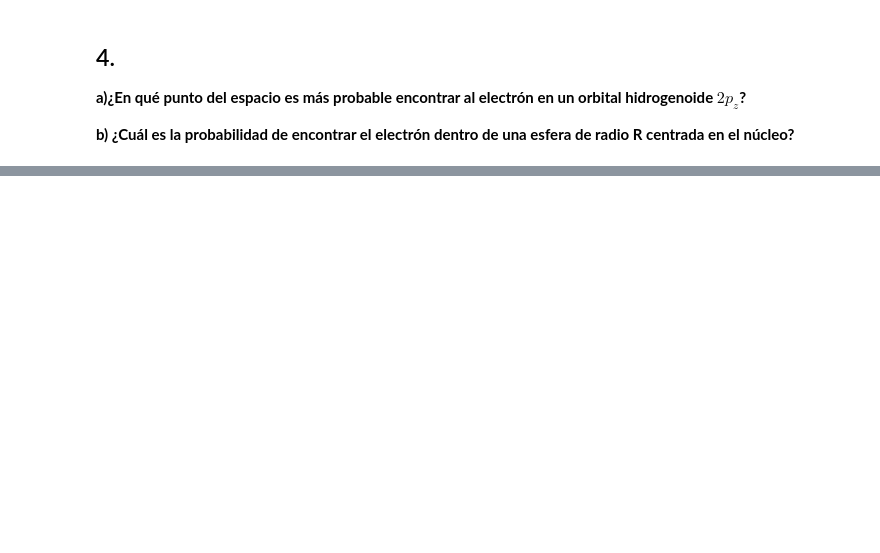
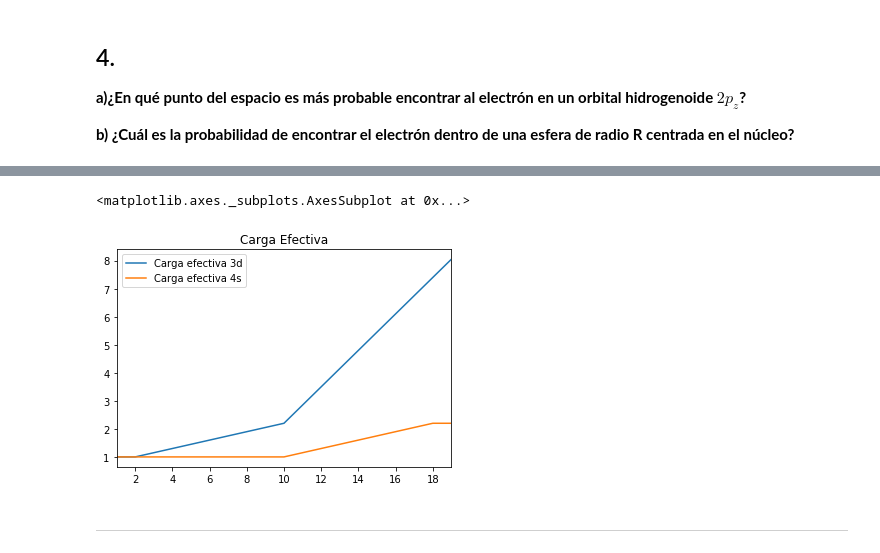
Before and after one commit to IPalos/AtomicaMolecular, a Jupyter notebook: Ejercicios Resueltos Lista 1.ipynb, the cells around one changed output, grey strips where cells are left out. Saved outputs shown, nothing was run; the diff lists cells and outputs as text; code cells hidden in the pictures; blank space fills up the shorter version.

```diff
--- a/Ejercicios Resueltos Lista 1.ipynb
+++ b/Ejercicios Resueltos Lista 1.ipynb
@@ -180,0 +346,26 @@ El máximo se encuentra a  4.0  radios de bohr del centro del átomo
+# %%
+z=[i for i in range(1,20)]
+z3d=[0,.3,.6,]
+electron_configuration=["1s_1","1s_2","2s_1","2s_2","2p_1","2p_2","2p_3","2p_4","2p_5","2p_6","3s_1","3s_2","3p_1","3p_2","3p_3","3p_4","3p_5","3p_6","3d_1"]
+data={"Z":z,
+  "Configuración Electrónica":electron_configuration,
+  "Z*3d":z,
+  "Z*4s":z,
+  "Carga efectiva 3d":z,
+  "Carga efectiva 4s":z}
+data["Z*3d"]=[]
+data["Z*4s"]=[]
+for j in z:
+    temp=-1
+    temp4=-1
+    for i in (electron_configuration[:j]):
+        temp+=calculateScreening(3,int(i[0]),i[1])
+        temp4+=calculateScreening(4,int(i[0]),i[1])
+    data["Z*3d"].append(temp)
+    data["Z*4s"].append(temp4)
+
+
+tabla=pd.DataFrame(data,columns=data.keys(),index=data["Z"])
+tabla["Carga efectiva 3d"]=tabla["Z"]-tabla["Z*3d"]
+tabla["Carga efectiva 4s"]=tabla["Z"]-tabla["Z*4s"]
+tabla
@@ -180,0 +390,7 @@ El máximo se encuentra a  4.0  radios de bohr del centro del átomo
+# %%
+tabla[["Carga efectiva 3d","Carga efectiva 4s"]].plot(title="Carga Efectiva")
+# %% [output]
+<matplotlib.axes._subplots.AxesSubplot at 0x...>
+[figure, added]
+# %% [markdown]
+***
```
Also changed, not shown: parts of 34 cells of this notebook, 1 other file.
